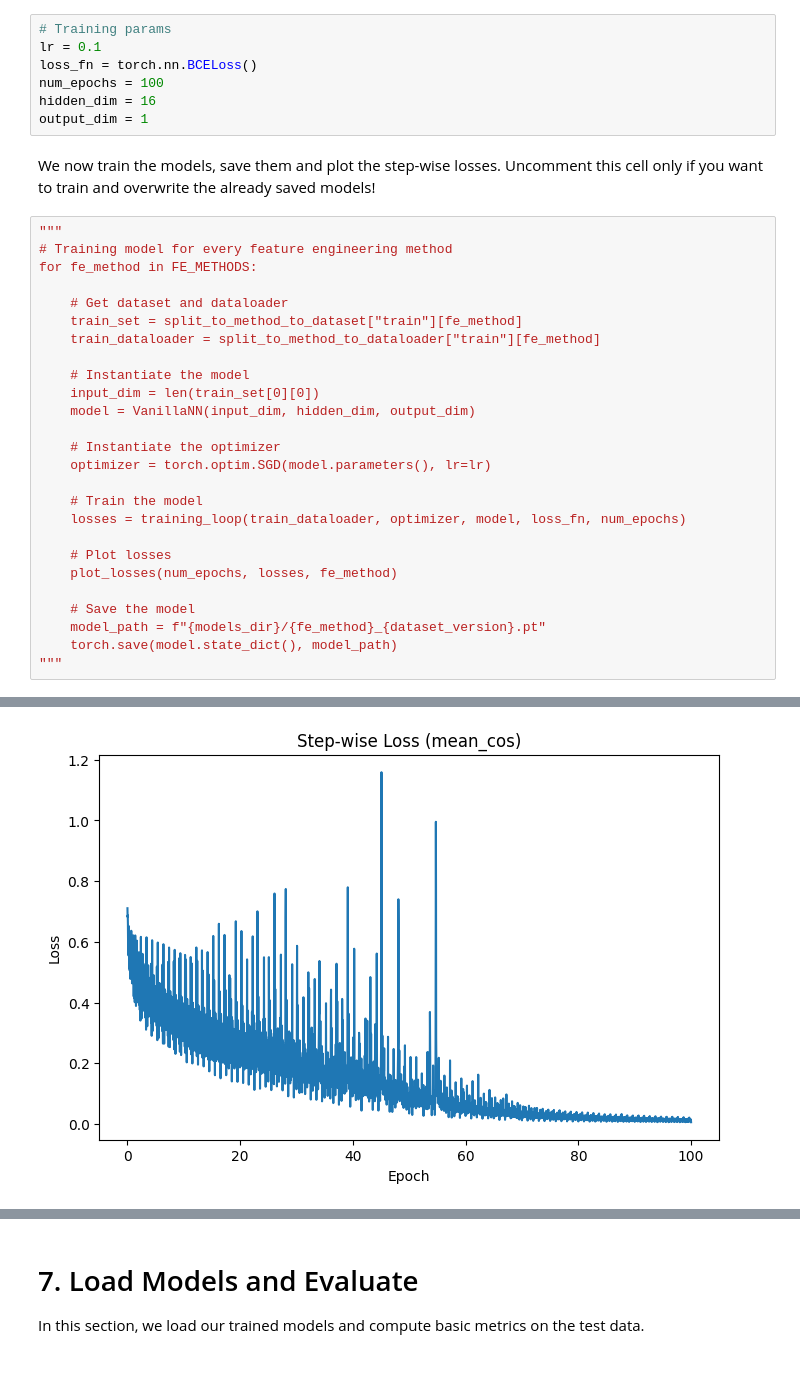
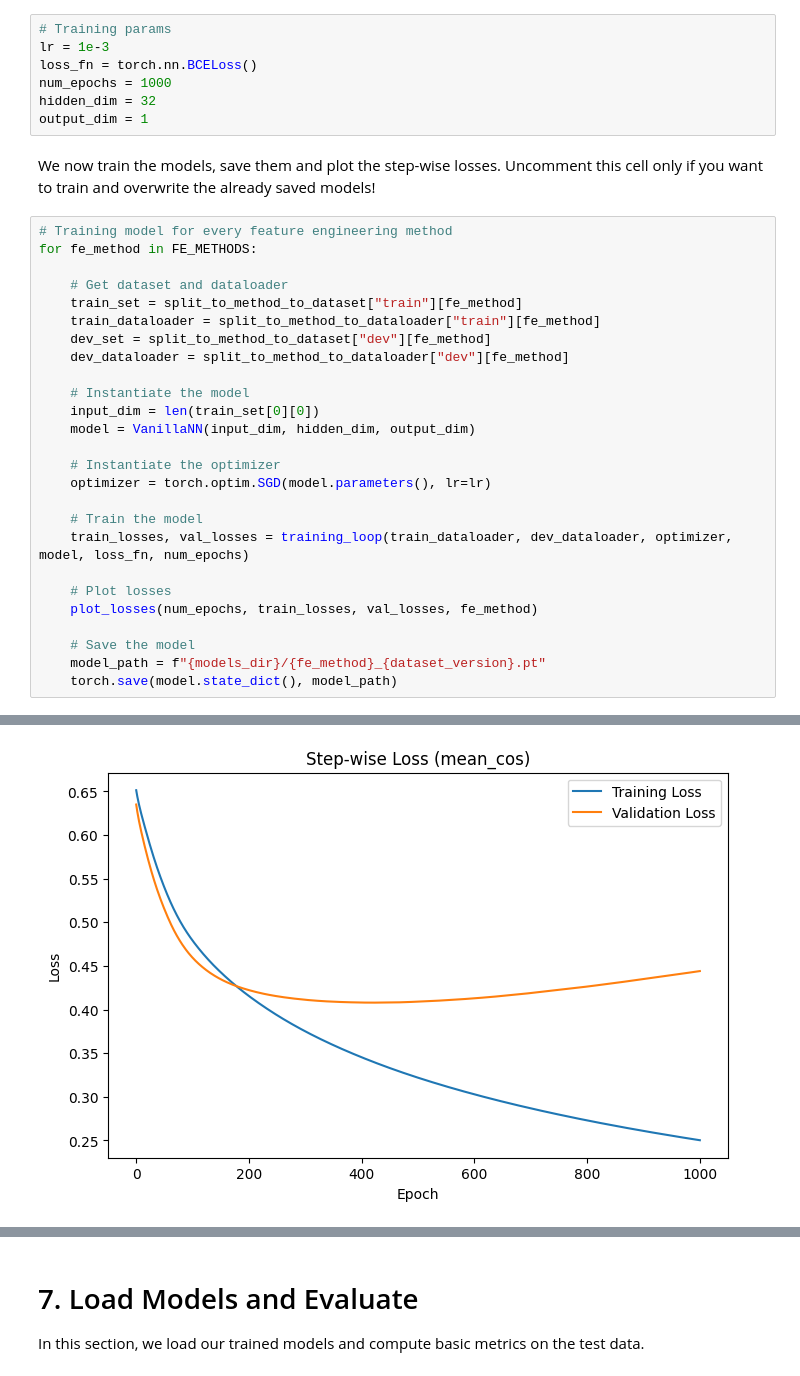
Before and after one commit to jelmis/check-worthiness, a Jupyter notebook: prototyping/CIMC-15_train-inital-nn/main.ipynb, the cells around one changed output, grey strips where cells are left out. Cells and saved outputs as stored; diff of their text form.

```diff
--- a/prototyping/CIMC-15_train-inital-nn/main.ipynb
+++ b/prototyping/CIMC-15_train-inital-nn/main.ipynb
@@ -159,22 +159,23 @@ After the first linear layer, the ReLU non-linearity is applied. The output of t
 In this section, we train a network for all feature engineering methods. The following parameters are used:
 # %%
 # Training params
-lr = 0.1
+lr = 1e-3
 loss_fn = torch.nn.BCELoss()
-num_epochs = 100
-hidden_dim = 16
+num_epochs = 1000
+hidden_dim = 32
 output_dim = 1
 # %% [markdown]
 We now train the models, save them and plot the step-wise losses.
 Uncomment this cell only if you want to train and overwrite the already saved models!
 # %%
-"""
 # Training model for every feature engineering method
 for fe_method in FE_METHODS:
 
     # Get dataset and dataloader
     train_set = split_to_method_to_dataset["train"][fe_method]
     train_dataloader = split_to_method_to_dataloader["train"][fe_method]
+    dev_set = split_to_method_to_dataset["dev"][fe_method]
+    dev_dataloader = split_to_method_to_dataloader["dev"][fe_method]
 
     # Instantiate the model
     input_dim = len(train_set[0][0])
@@ -184,13 +185,12 @@ for fe_method in FE_METHODS:
     optimizer = torch.optim.SGD(model.parameters(), lr=lr)
 
     # Train the model
-    losses = training_loop(train_dataloader, optimizer, model, loss_fn, num_epochs)
+    train_losses, val_losses = training_loop(train_dataloader, dev_dataloader, optimizer, model, loss_fn, num_epochs)
 
     # Plot losses
-    plot_losses(num_epochs, losses, fe_method)
+    plot_losses(num_epochs, train_losses, val_losses, fe_method)
 
     # Save the model
     model_path = f"{models_dir}/{fe_method}_{dataset_version}.pt"
     torch.save(model.state_dict(), model_path)
-"""
 # %% [output]
@@ -202 +202 @@ for fe_method in FE_METHODS:
-[figure, old version]
+[figure, new version]
```
Also changed, not shown: parts of 3 cells of this notebook, 1 other file.
